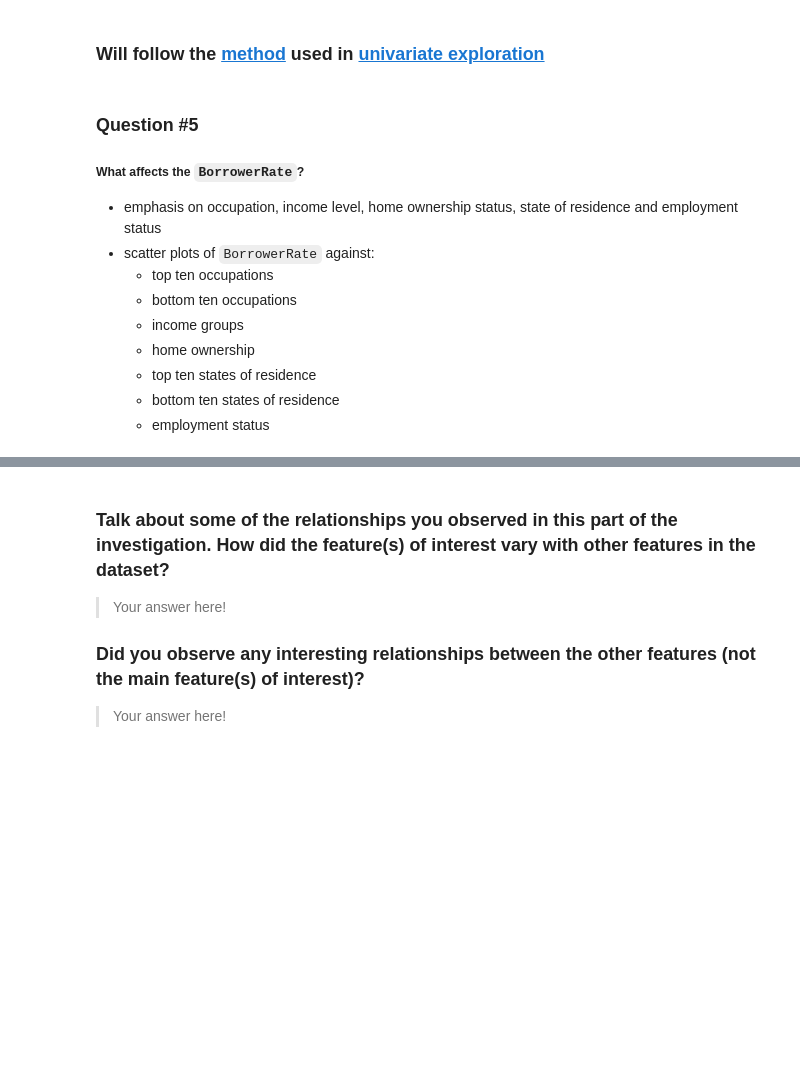
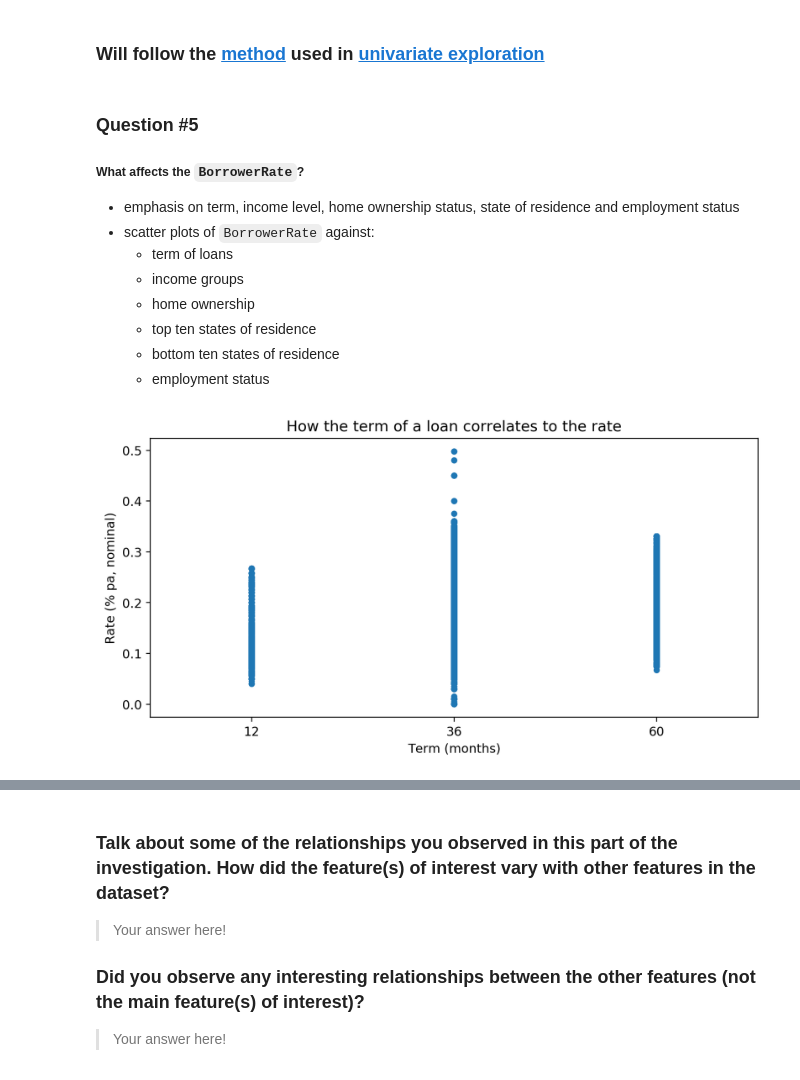
Before and after one commit to brk-a/alx-t-data-analyst, a Jupyter notebook: 0x02-project_3_visualise_data/Part_I_exploration_template.ipynb, the cells around one changed output, grey strips where cells are left out. Cells and saved outputs as stored; diff of their text form; code cells hidden in the pictures; blank space fills up the shorter version.

Commit message:
bi-variate exploration: part 1, term

```diff
--- a/0x02-project_3_visualise_data/Part_I_exploration_template.ipynb
+++ b/0x02-project_3_visualise_data/Part_I_exploration_template.ipynb
@@ -955,12 +950,22 @@ fashion in the previous section (univariate exploration).
 ### Question #5
 
 ##### What affects the `BorrowerRate`?
-   * emphasis on occupation, income level, home ownership status, state of residence and employment status
+   * emphasis on term, income level, home ownership status, state of residence and employment status
    * scatter plots of `BorrowerRate` against:
-        * top ten occupations
-        * bottom ten occupations
+        * term of loans
         * income groups
         * home ownership
         * top ten states of residence
         * bottom ten states of residence
         * employment status
+# %%
+#term
+
+#see correlation between `Term` and `BorrowerRate`
+fig, ax = create_sub()
+sns.stripplot(df.Term, df.BorrowerRate, color=default_blue)
+plt.title('How the term of a loan correlates to the rate')
+plt.xlabel('Term (months)')
+plt.ylabel('Rate (% pa, nominal)');
+# %% [output]
+[figure, added]
```
Also changed, not shown: parts of 13 cells of this notebook.
